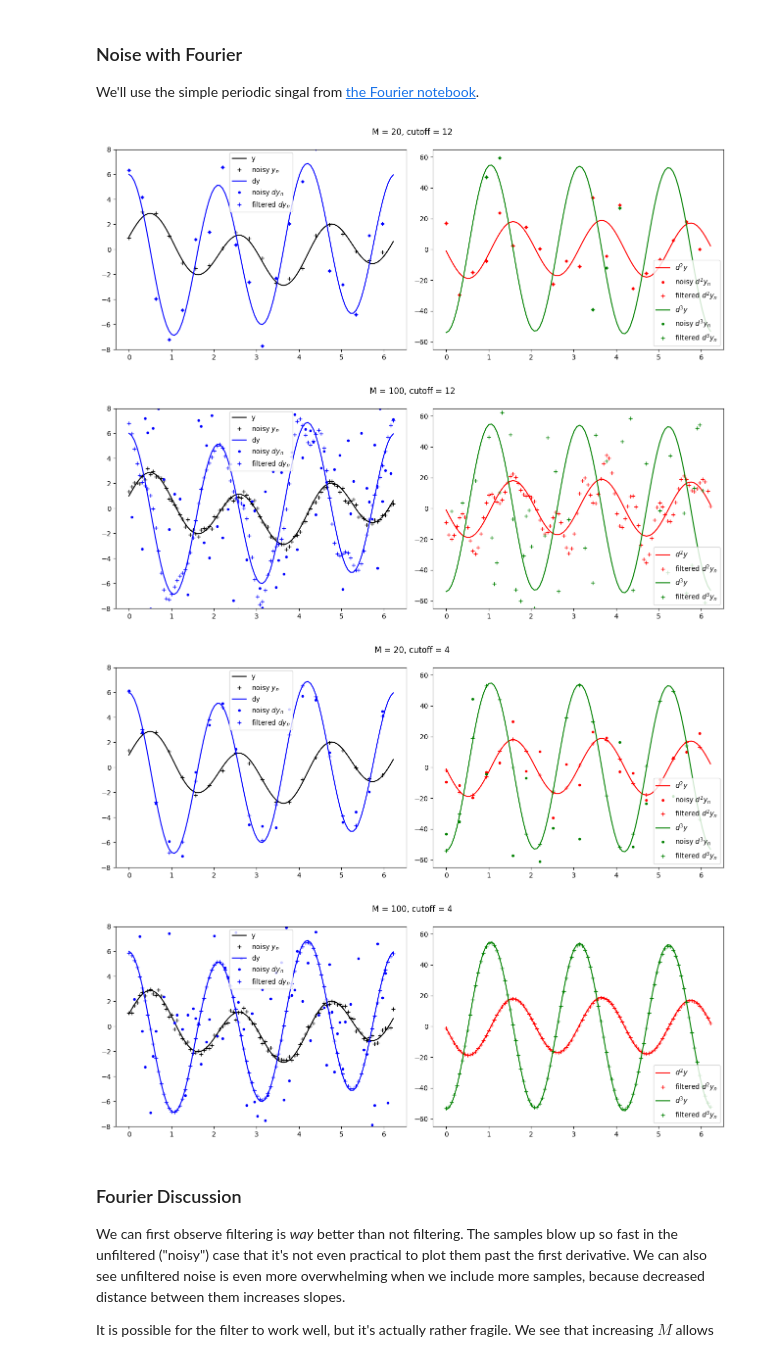
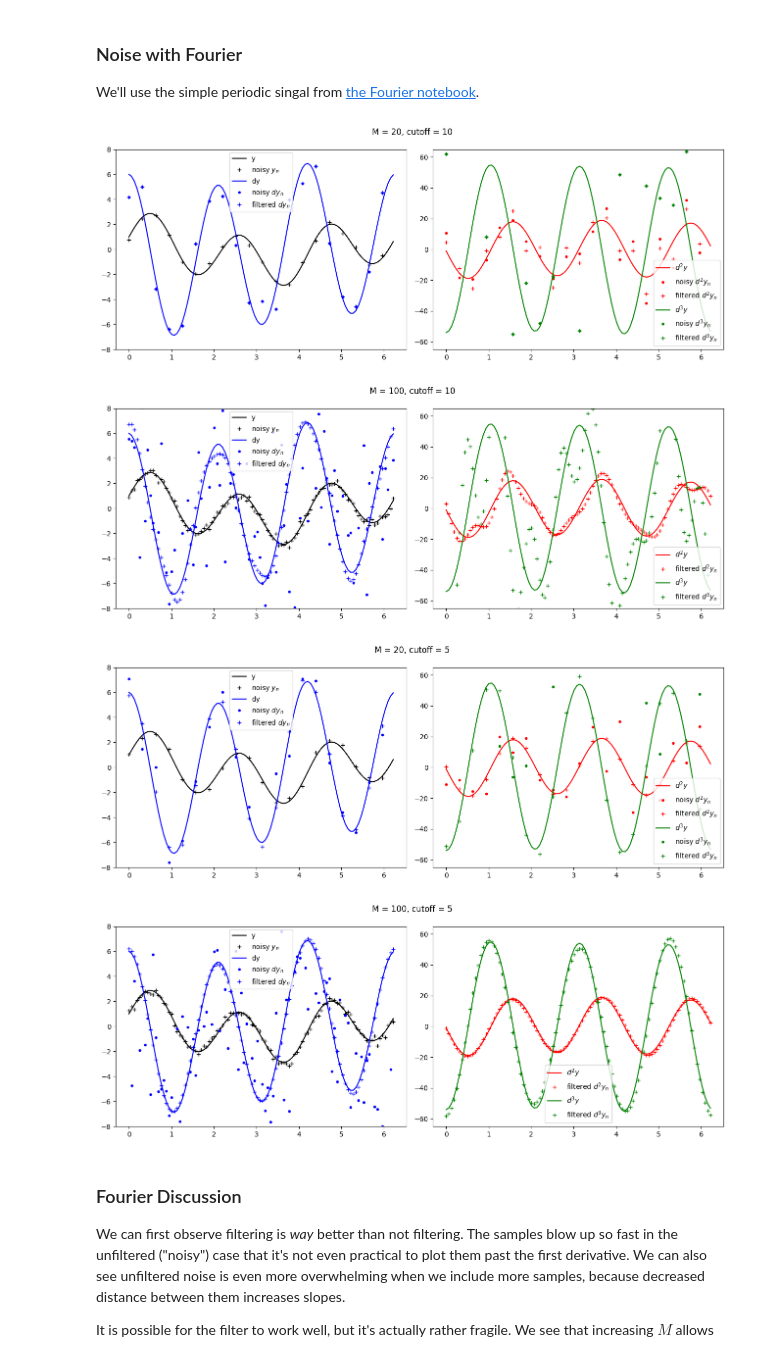
Before and after one commit to pavelkomarov/spectral-derivatives, a Jupyter notebook: notebooks/filtering_noise.ipynb, the cells around one changed output. Drawn from its saved outputs; the diff is of its cells as text; code cells hidden in the pictures.

```diff
--- a/notebooks/filtering_noise.ipynb
+++ b/notebooks/filtering_noise.ipynb
@@ -72,13 +73,13 @@ d2y = lambda th: -np.cos(th) - 18*np.sin(3*th)
 d3y = lambda th: np.sin(th) - 54*np.cos(3*th)
 
 th = np.linspace(0, 2*np.pi, 100, endpoint=False)
+noise_scale = 0.2
 
-for cutoff in (12, 4):
+for cutoff in (10, 5):
     for M in (20, 100):
         th_n = np.linspace(0, 2*np.pi, M, endpoint=False)
         y_n = y(th_n)
 
-        noise_scale = np.mean(y_n**2)/10
         y_n_with_noise = y_n + noise_scale*np.random.randn(*th_n.shape) # add in some gaussian noise
 
         dy_n = [dy(th_n), d2y(th_n), d3y(th_n)]
@@ -87,38 +88,38 @@ for cutoff in (12, 4):
 
         fig, axes = pyplot.subplots(1, 2, figsize=(13,5))
         fig.suptitle(f"M = {M}, cutoff = {cutoff}")
         axes[0].plot(th, y(th), 'k', label='y')
         axes[0].plot(th_n, y_n_with_noise, 'k+', label=r'noisy $y_n$')
         axes[0].plot(th, dy(th), 'b', label='dy')
         axes[0].plot(th_n, dy_n_with_noise[0], 'b.', label=r'noisy $dy_n$')
         axes[0].plot(th_n, dy_n_with_filter[0], 'b+', label=r'filtered $dy_n$')
         axes[0].set_ylim((-8, 8))
         axes[0].legend()
         axes[1].plot(th, d2y(th), 'r', label=r'$d^2y$')
         if M == 20: axes[1].plot(th_n, dy_n_with_noise[1], 'r.', label=r'noisy $d^2y_n$')
         axes[1].plot(th_n, dy_n_with_filter[1], 'r+', label=r'filtered $d^2y_n$')
         axes[1].plot(th, d3y(th), 'g', label=r'$d^3y$')
         if M == 20: axes[1].plot(th_n, dy_n_with_noise[2], 'g.', label=r'noisy $d^3y_n$')
         axes[1].plot(th_n, dy_n_with_filter[2], 'g+', label=r'filtered $d^3y_n$')
         axes[1].set_ylim((-65,65))
         axes[1].legend()
         pyplot.tight_layout()
         pyplot.show()
 
-        out = f"noise scale:{noise_scale}\n"
+        out = ""
         for nu in range(1, 4):
             out += f"d{nu}y\n\tL1\n"
             out += f"\t\tnoisy:\t{np.nanmax(np.abs(dy_n[nu-1] - dy_n_with_noise[nu-1]))}\n"
             out += f"\t\tfiltered:{np.nanmax(np.abs(dy_n[nu-1] - dy_n_with_filter[nu-1]))}\n"
             out += "\tL2\n"
             out += f"\t\tnoisy:\t{np.nanmean((dy_n[nu-1] - dy_n_with_noise[nu-1])**2)}\n"
             out += f"\t\tfiltered:{np.nanmean((dy_n[nu-1] - dy_n_with_filter[nu-1])**2)}\n"
         #collapsible_text(out, "numbers")
 # %% [output]
-[figure, old version]
+[figure, new version]
-[figure, old version]
+[figure, new version]
-[figure, old version]
+[figure, new version]
-[figure, old version]
+[figure, new version]
 # %% [markdown]
 ### Fourier Discussion
 
```
Also changed, not shown: parts of 9 cells of this notebook, 1 other file.
